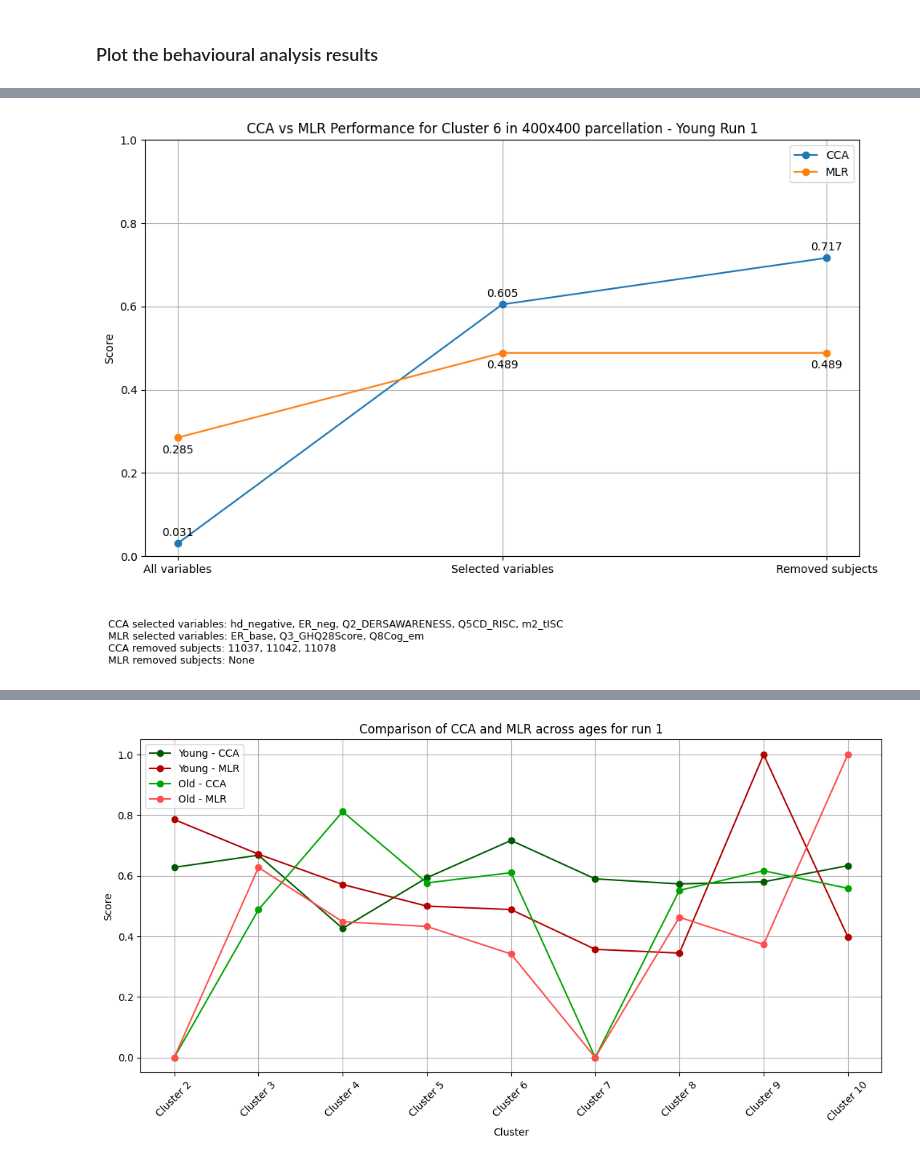
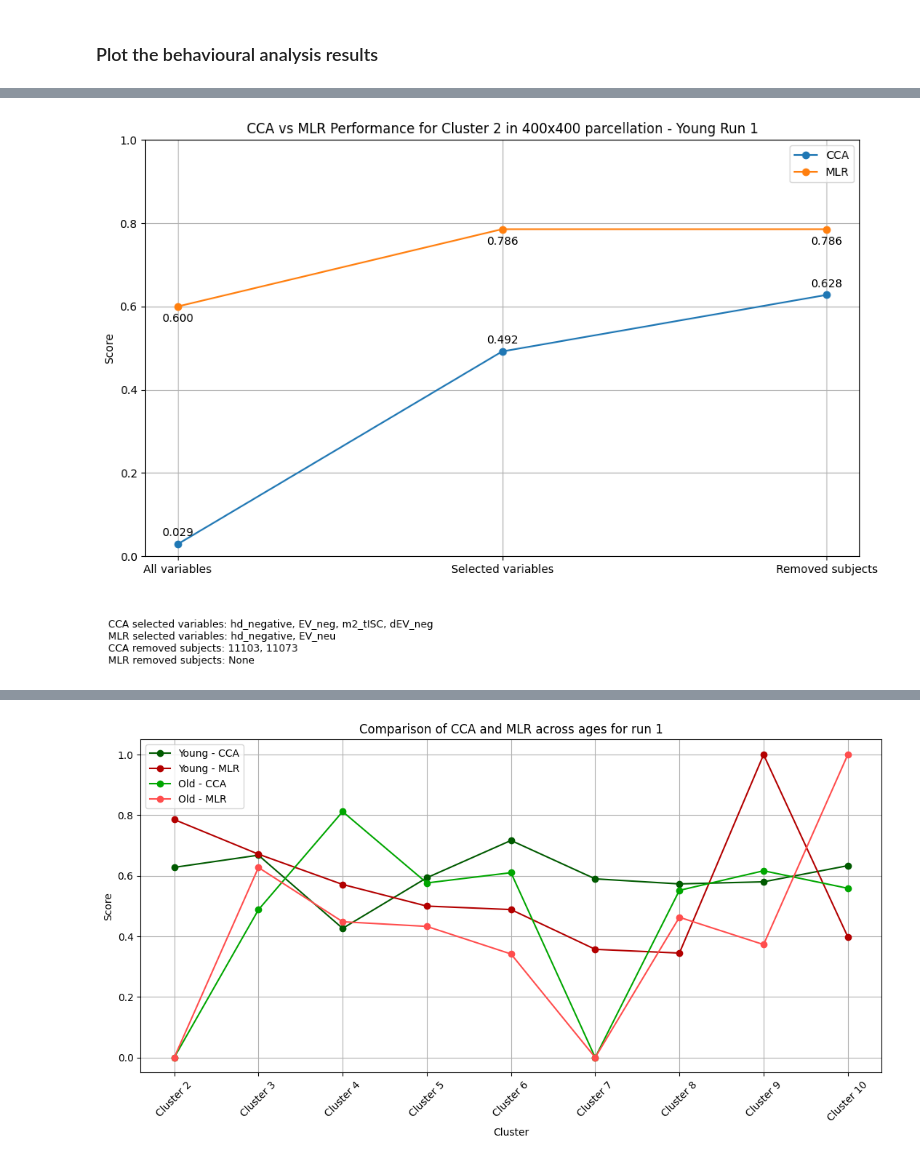
Before and after one commit to Oddrne/Master-Thesis-Autoencoder-and-UMAP-clustering-on-functional-connectivity, a Jupyter notebook: main.ipynb, the cells around one changed output, grey strips where cells are left out. Saved outputs shown, nothing was run; the diff lists cells and outputs as text; code cells hidden in the pictures.

```diff
--- a/main.ipynb
+++ b/main.ipynb
@@ -532,14 +529,14 @@ results = plot_cca_mlr_across_clusters(json_path, title="CCA vs MLR Performance
 # %%
 from Evaluate_models import plot_single_cluster_cca_mlr_variants
 
 json_path = "Results\\400x400_Young_run1_cluster_behavioural_results.json"
-ideal_cluster_number = "6"  # Set this to the cluster number you want to plot
+ideal_cluster_number = "2"  # Set this to the cluster number you want to plot
 save_path = rf"Figures\\CCA and MLR scores for best cluster\\400x400_Young_run1_cluster_{ideal_cluster_number}_metric_relationship.png"
 title = f"CCA vs MLR Performance for Cluster {ideal_cluster_number} in 400x400 parcellation - Young Run 1"
 
 results = plot_single_cluster_cca_mlr_variants(json_path=json_path, cluster_number=ideal_cluster_number, save_path=save_path, title=title, ylim=1.0)
 # %% [output]
-[figure, old version]
+[figure, new version]
 # %%
 # Compare the common variables and removed subjects across clusters
 from Evaluate_models import compare_common_across_clusters, print_comparison_summary
```
Also changed, not shown: parts of 7 cells of this notebook, 33 other files.
